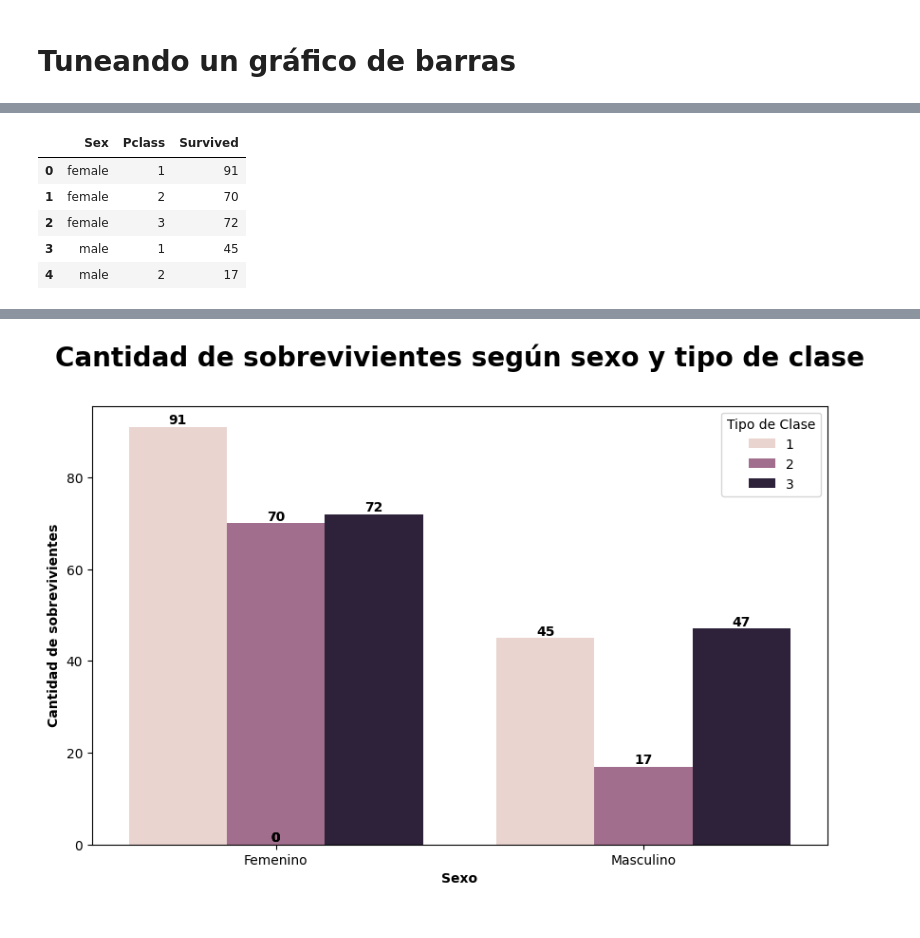
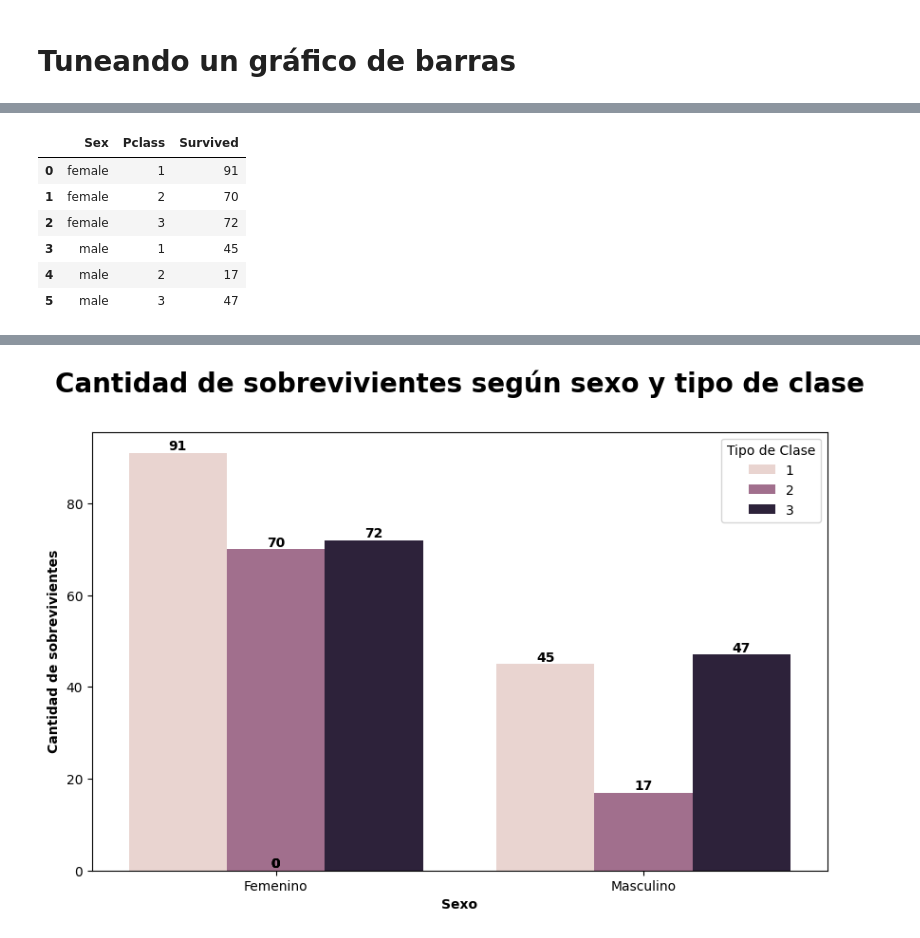
Before and after one commit to xlisouski/CursoDS, a Jupyter notebook: 10_Visualizaciones.ipynb, the cells around one changed output, grey strips where cells are left out. Saved outputs shown, nothing was run; the diff lists cells and outputs as text; code cells hidden in the pictures.

```diff
--- a/10_Visualizaciones.ipynb
+++ b/10_Visualizaciones.ipynb
@@ -11,13 +32,14 @@ df = pd.read_csv(url, sep = ',')
 # %%
 df_n = df[['Survived','Sex','Pclass']].groupby(by=['Sex','Pclass']).sum().reset_index()
-df_n.head()
+df_n
 # %% [output]
 |  | Sex | Pclass | Survived |
 | 0 | female | 1 | 91 |
 | 1 | female | 2 | 70 |
 | 2 | female | 3 | 72 |
 | 3 | male | 1 | 45 |
 | 4 | male | 2 | 17 |
+| 5 | male | 3 | 47 |
 # %%
 plt.figure(figsize=(10,6))
 sns.barplot(y = 'Survived', x = 'Sex', hue = 'Pclass', data = df_n)
```
Also changed, not shown: parts of 18 cells of this notebook, 1 other file.
